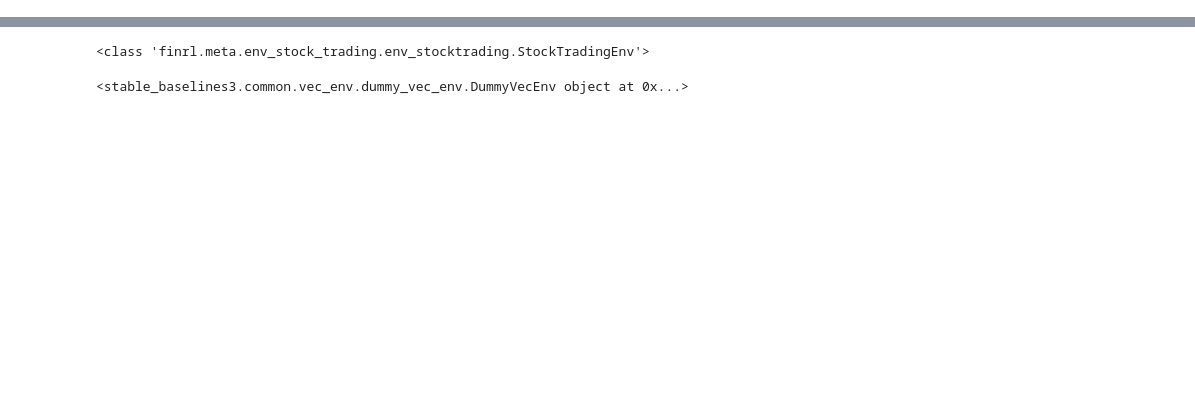
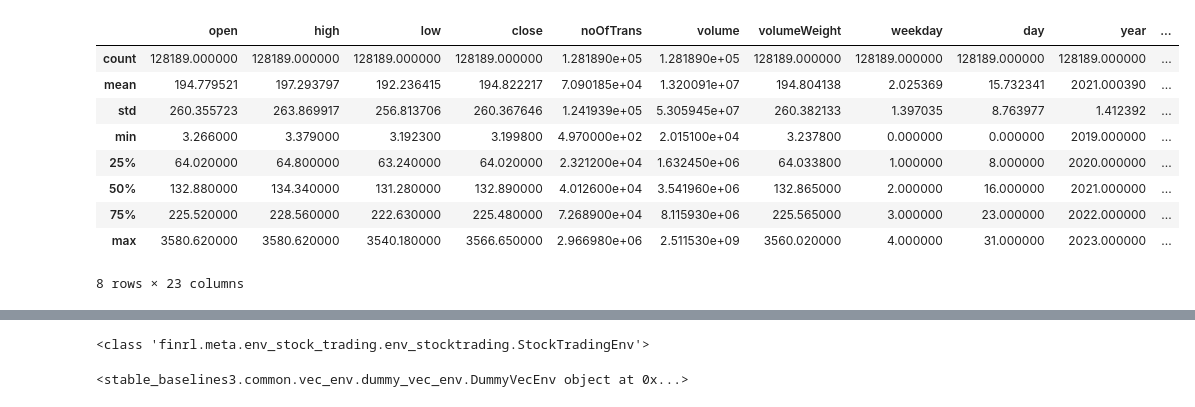
Before and after one commit to raza141/RL-Project, a Jupyter notebook: Crypto/finrlprac.ipynb, the cells around one changed output, grey strips where cells are left out. Saved outputs shown, nothing was run; the diff lists cells and outputs as text; code cells hidden in the pictures; blank space fills up the shorter version.

```diff
--- a/Crypto/finrlprac.ipynb
+++ b/Crypto/finrlprac.ipynb
@@ -47,0 +66,13 @@ data.tail()
+# %%
+data.describe()
+# %% [output]
+|  | open | high | low | close | noOfTrans | volume | volumeWeight | weekday | day | year | ... |
+| count | 128189.000000 | 128189.000000 | 128189.000000 | 128189.000000 | 1.281890e+05 | 1.281890e+05 | 128189.000000 | 128189.000000 | 128189.000000 | 128189.000000 | ... |
+| mean | 194.779521 | 197.293797 | 192.236415 | 194.822217 | 7.090185e+04 | 1.320091e+07 | 194.804138 | 2.025369 | 15.732341 | 2021.000390 | ... |
+| std | 260.355723 | 263.869917 | 256.813706 | 260.367646 | 1.241939e+05 | 5.305945e+07 | 260.382133 | 1.397035 | 8.763977 | 1.412392 | ... |
+| min | 3.266000 | 3.379000 | 3.192300 | 3.199800 | 4.970000e+02 | 2.015100e+04 | 3.237800 | 0.000000 | 0.000000 | 2019.000000 | ... |
+| 25% | 64.020000 | 64.800000 | 63.240000 | 64.020000 | 2.321200e+04 | 1.632450e+06 | 64.033800 | 1.000000 | 8.000000 | 2020.000000 | ... |
+| 50% | 132.880000 | 134.340000 | 131.280000 | 132.890000 | 4.012600e+04 | 3.541960e+06 | 132.865000 | 2.000000 | 16.000000 | 2021.000000 | ... |
+| 75% | 225.520000 | 228.560000 | 222.630000 | 225.480000 | 7.268900e+04 | 8.115930e+06 | 225.565000 | 3.000000 | 23.000000 | 2022.000000 | ... |
+| max | 3580.620000 | 3580.620000 | 3540.180000 | 3566.650000 | 2.966980e+06 | 2.511530e+09 | 3560.020000 | 4.000000 | 31.000000 | 2023.000000 | ... |
+8 rows × 23 columns
```
Also changed, not shown: parts of 28 cells of this notebook.
